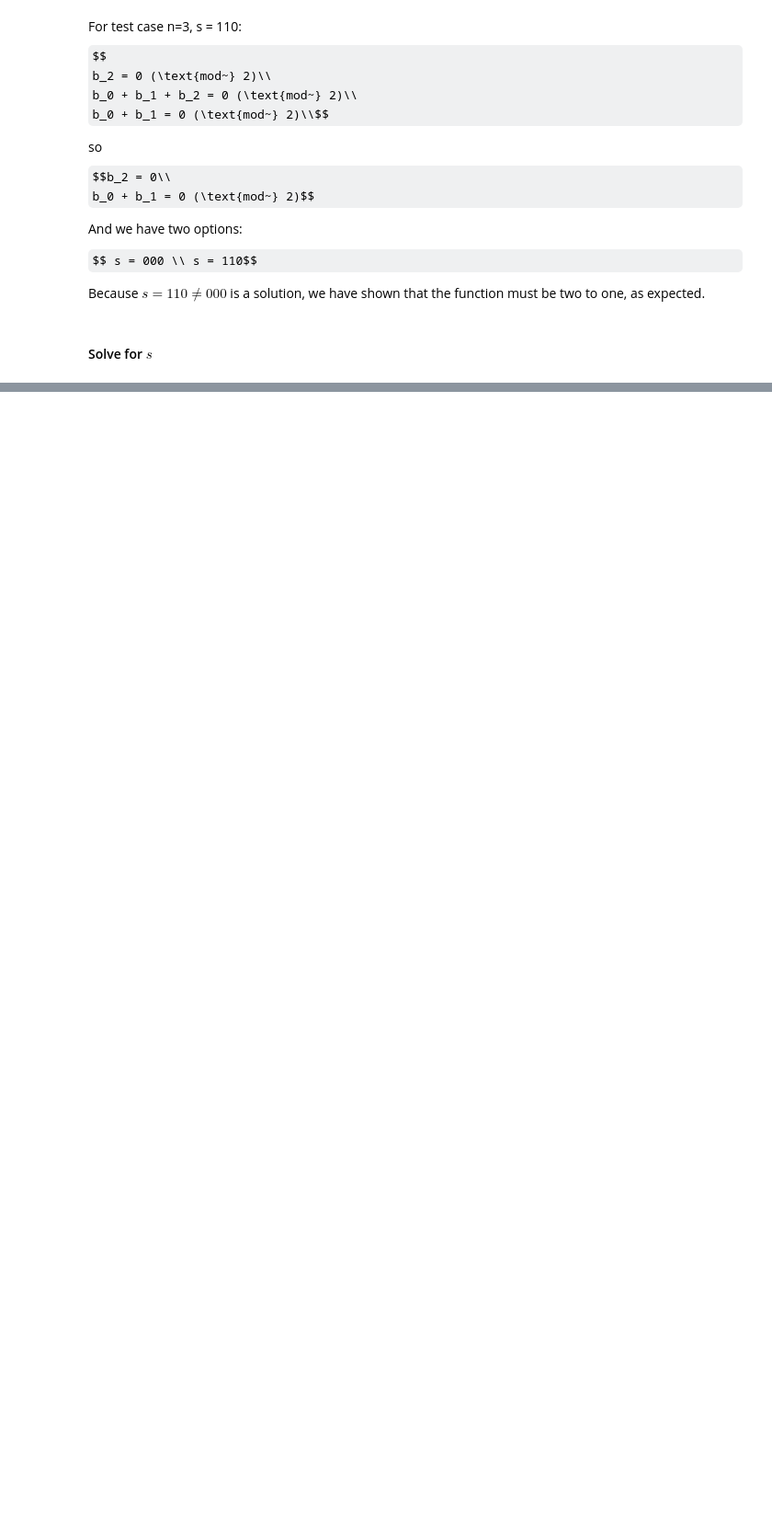
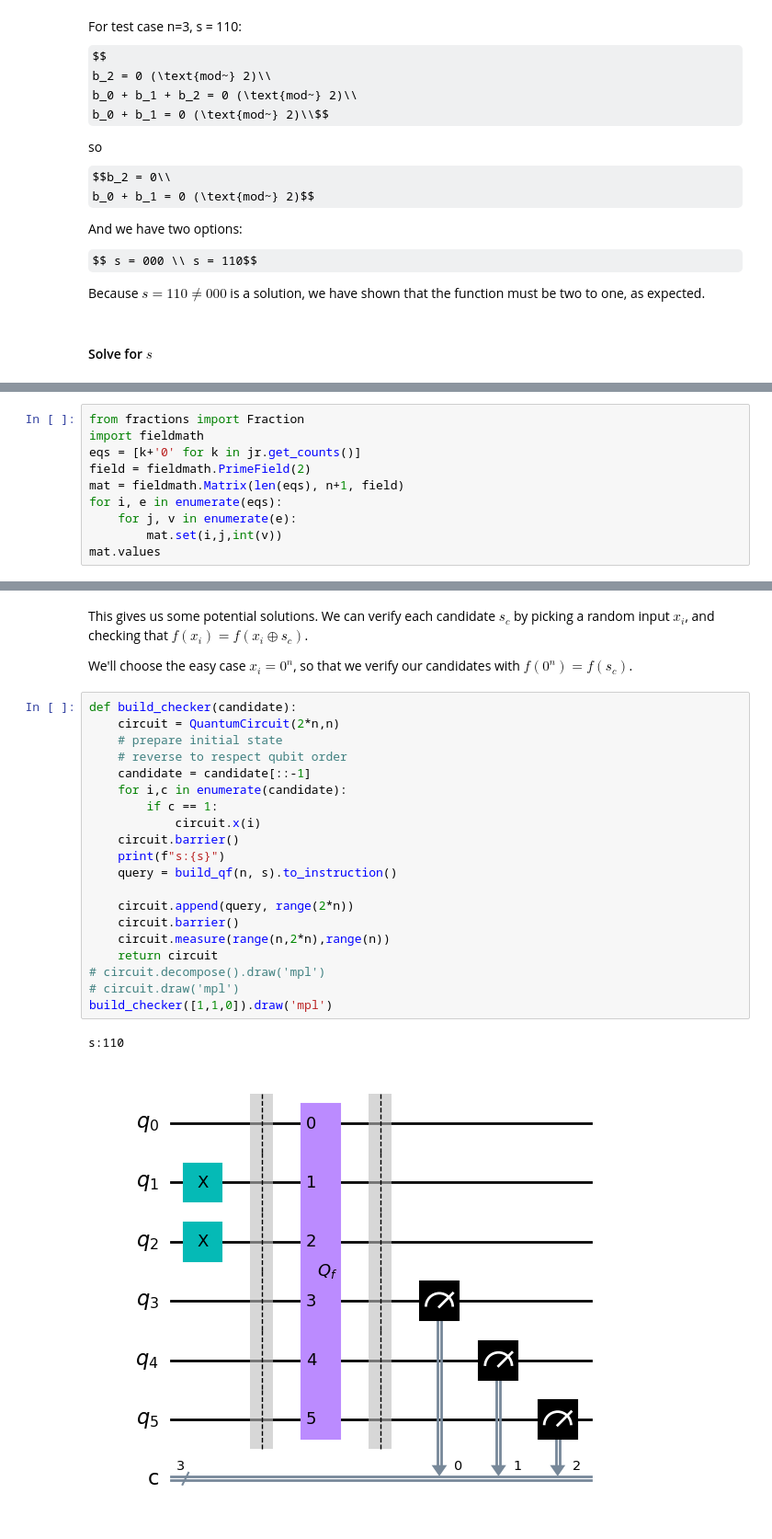
Before and after one commit to Azoghal/Qubilant, a Jupyter notebook: Experiments/Simon/simon.ipynb, the cells around one changed output, grey strips where cells are left out. Shown: that part at 92% size. Saved outputs shown, nothing was run; the diff lists cells and outputs as text; some formulas as TeX source; blank space fills up the shorter version.

Commit message:
solution verification broken

```diff
--- a/Experiments/Simon/simon.ipynb
+++ b/Experiments/Simon/simon.ipynb
@@ -218,0 +180,10 @@ eqs
+# %%
+from fractions import Fraction
+import fieldmath
+eqs = [k+'0' for k in jr.get_counts()]
+field = fieldmath.PrimeField(2)
+mat = fieldmath.Matrix(len(eqs), n+1, field)
+for i, e in enumerate(eqs):
+    for j, v in enumerate(e):
+        mat.set(i,j,int(v))
+mat.values
@@ -218,0 +197,27 @@ eqs
+# %% [markdown]
+This gives us some potential solutions. We can verify each candidate $s_c$ by picking a random input $x_i$, and checking that $f(x_i) = f(x_i \oplus s_c)$.
+
+We'll choose the easy case $x_i = 0^n$, so that we verify our candidates with $f(0^n) = f(s_c)$.
+# %%
+def build_checker(candidate):
+    circuit = QuantumCircuit(2*n,n)
+    # prepare initial state
+    # reverse to respect qubit order
+    candidate = candidate[::-1]
+    for i,c in enumerate(candidate):
+        if c == 1:
+            circuit.x(i)
+    circuit.barrier()
+    print(f"s:{s}")
+    query = build_qf(n, s).to_instruction()
+
+    circuit.append(query, range(2*n))
+    circuit.barrier()
+    circuit.measure(range(n,2*n),range(n))
+    return circuit
+# circuit.decompose().draw('mpl')
+# circuit.draw('mpl')
+build_checker([1,1,0]).draw('mpl')
+# %% [output]
+s:110
+[figure, added]
```
Also changed, not shown: parts of 16 cells of this notebook.
